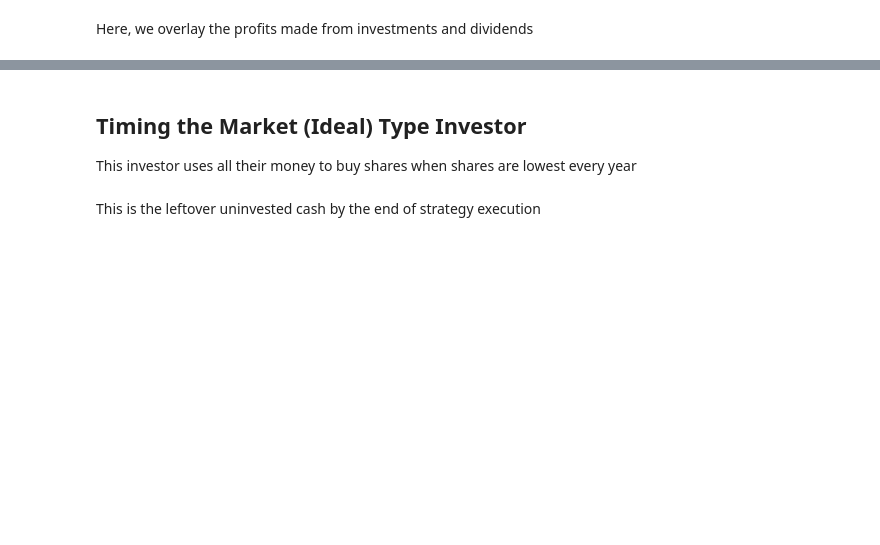
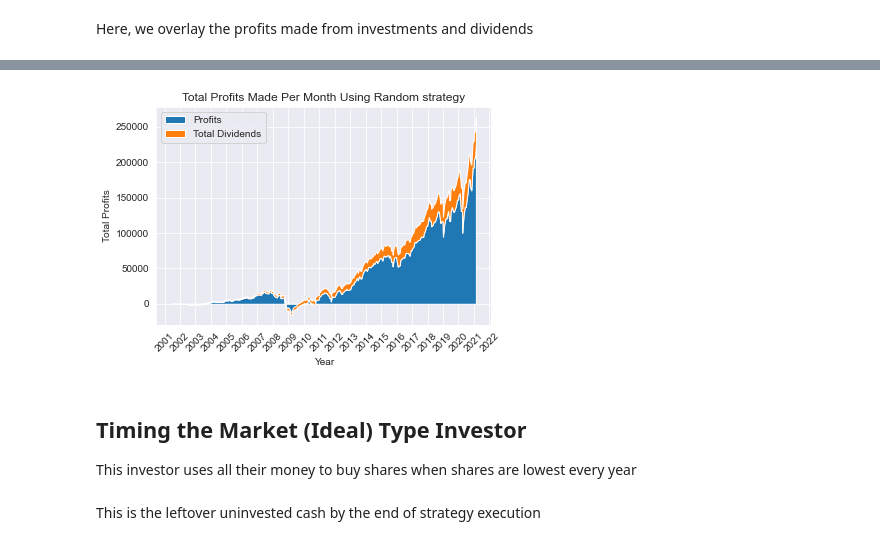
Before and after one commit to Charlychee/Analysis-of-Investment-Strategies, a Jupyter notebook: Analysis of Stock Market Investment Strategies.ipynb, the cells around one changed output, grey strips where cells are left out. Saved outputs shown, nothing was run; the diff lists cells and outputs as text; code cells hidden in the pictures; blank space fills up the shorter version.

```diff
--- a/Analysis of Stock Market Investment Strategies.ipynb
+++ b/Analysis of Stock Market Investment Strategies.ipynb
@@ -297,22 +405,23 @@ rand_merged
 # %%
 x = rand_merged['Date']
 y1 = rand_merged['Profits']
 y2 = rand_merged['Total Dividends']
 
 y = np.vstack([y1, y2])
 
 labels = ["Profits", "Total Dividends"]
 
 fig, ax = plt.subplots()
 ax.stackplot(x, y, labels=labels)
 ax.legend(loc='upper left')
 plt.title('Total Profits Made Per Month Using Random strategy')
 plt.xticks([datetime.datetime(year=x, month=1, day=1) for x in range(2001, 2023)], rotation=45)
 ax.set_xticklabels((list(range(2001, 2023))))
 ax.set_xlabel('Year')
 ax.set_ylabel('Total Profits')
-sns.despine()
 plt.show()
+# %% [output]
+[figure, added]
 # %% [markdown]
 ## Timing the Market (Ideal) Type Investor
 This investor uses all their money to buy shares when shares are lowest every year
```
Also changed, not shown: parts of 90 cells of this notebook.
